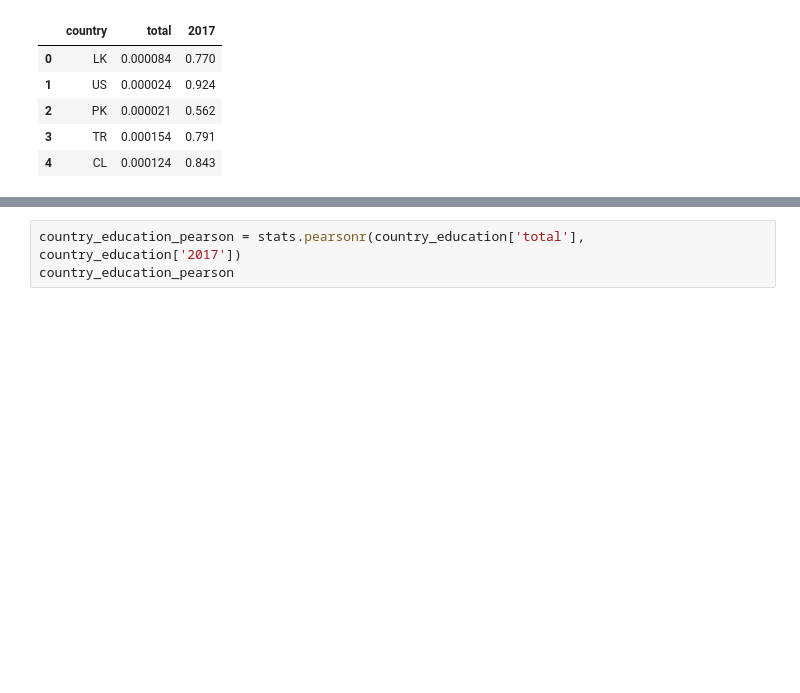
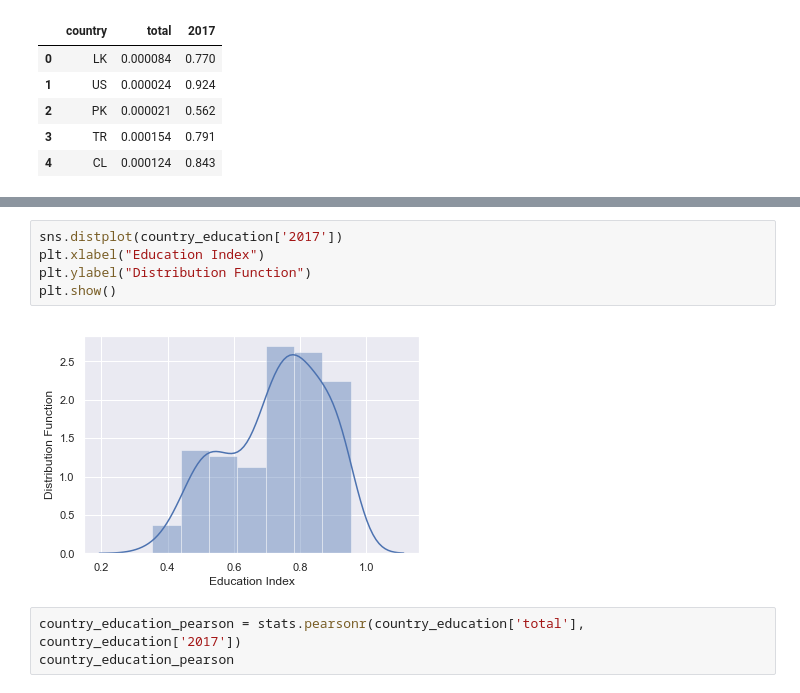
Before and after one commit to samvho/EoCS-portals, a Jupyter notebook: Correlation.ipynb, the cells around one changed output, grey strips where cells are left out. Drawn from its saved outputs; the diff is of its cells as text; blank space fills up the shorter version.

```diff
--- a/Correlation.ipynb
+++ b/Correlation.ipynb
@@ -105,3 +121,10 @@ country_education.head()
+# %%
+sns.distplot(country_education['2017'])
+plt.xlabel("Education Index")
+plt.ylabel("Distribution Function")
+plt.show()
+# %% [output]
+[figure, added]
 # %%
 country_education_pearson = stats.pearsonr(country_education['total'], country_education['2017'])
 country_education_pearson
```
Also changed, not shown: parts of 6 cells of this notebook.
